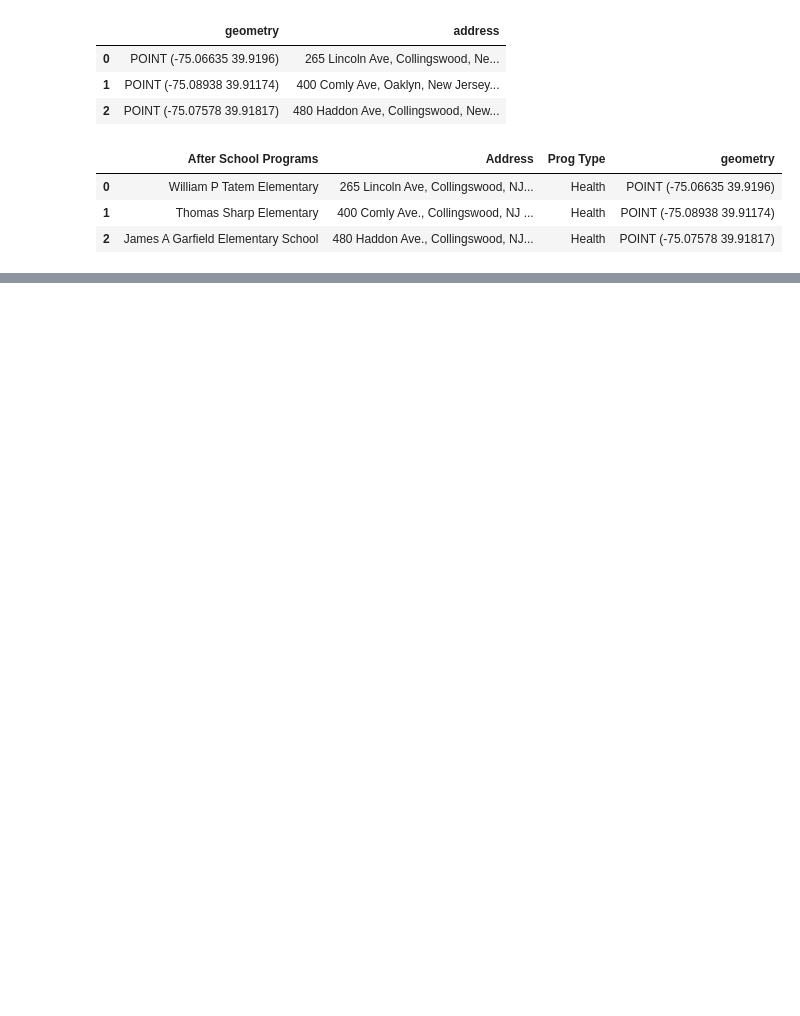
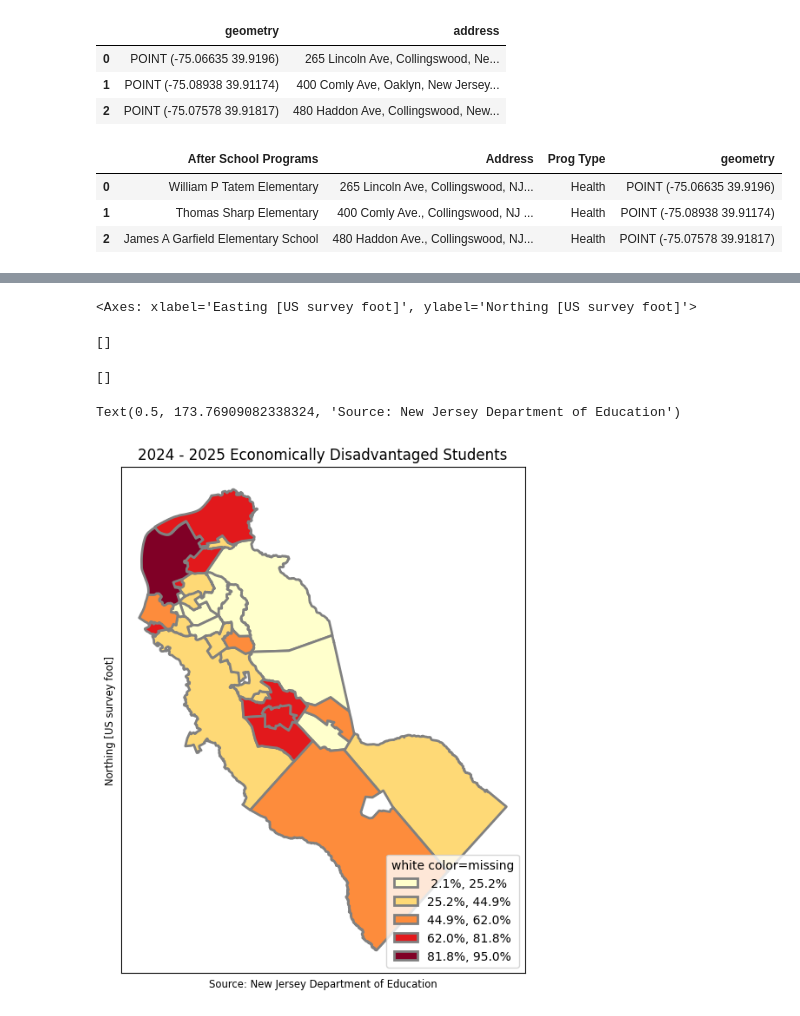
Before and after one commit to MhiyaJ/My-GIS-Stuff, a Jupyter notebook: CCHSDistrict(userblockerror).ipynb, the cells around one changed output, grey strips where cells are left out. Saved outputs shown, nothing was run; the diff lists cells and outputs as text; code cells hidden in the pictures; blank space fills up the shorter version.

```diff
--- a/CCHSDistrict(userblockerror).ipynb
+++ b/CCHSDistrict(userblockerror).ipynb
@@ -337,7 +349,7 @@ DisXls1
 | 204 | Camden | 6107 | CAMDEN'S PROMISE CHARTER SCHOOL | 90.1% |
 | 209 | Camden | 7109 | LEAP ACADEMY UNIVERSITY CHARTER S... | 85.4% |
 # %%
-a1 = pd.merge(njsch2, DisXls1, left_on=['DIST_NAME'], right_on=['DistrictName'], how='outer', indicator=True)
-a6.columns
-a6[['GEOID', 'DistrictName','DIST_NAME','CountyName', 'DistrictCode', 'Economically Disadvantaged Students', '_merge']]
+a1 = pd.merge(cchs, DisXls1, left_on=['District'], right_on=['District'], how='outer', indicator=True)
+a1.columns
+a1[['GEOID','District','CountyName', 'DistrictCode_y', 'Economically Disadvantaged Students', '_merge']]
 # %% [output]
@@ -356,0 +386,24 @@ DisXls1
+# %%
+# Clean and convert the column to numeric floats before plotting
+# Clean and convert the 2023-2024 column to numeric floats only if it is currently text/object
+if a1['Economically Disadvantaged Students'].dtype == 'object':
+    a1['Economically Disadvantaged Students'] = a2['Economically Disadvantaged Students'].str.rstrip('%').astype('float')
+
+fig, ax = plt.subplots(1, figsize=(6,10))
+a1.plot(ax=ax,column='Economically Disadvantaged Students',legend=True,cmap='YlOrRd',
+          scheme='natural_breaks',k=5, edgecolor='grey',linewidth=2,
+          legend_kwds= {"fmt": "{:.1f}%",'loc':'lower right','markerscale':1.4})
+leg1 = ax.get_legend()
+if leg1 is not None:
+    leg1.set_title('white color=missing')
+ax.title.set_text("2024 - 2025 Economically Disadvantaged Students")
+ax.set_xticks([]) #kills xticks
+ax.set_yticks([]) #kills xticks
+ax.set_xlabel('Source: New Jersey Department of Education')
+plt.show()
+# %% [output]
+<Axes: xlabel='Easting [US survey foot]', ylabel='Northing [US survey foot]'>
+[]
+[]
+Text(0.5, 173.76909082338324, 'Source: New Jersey Department of Education')
+[figure, added]
```
Also changed, not shown: parts of 49 cells of this notebook.
